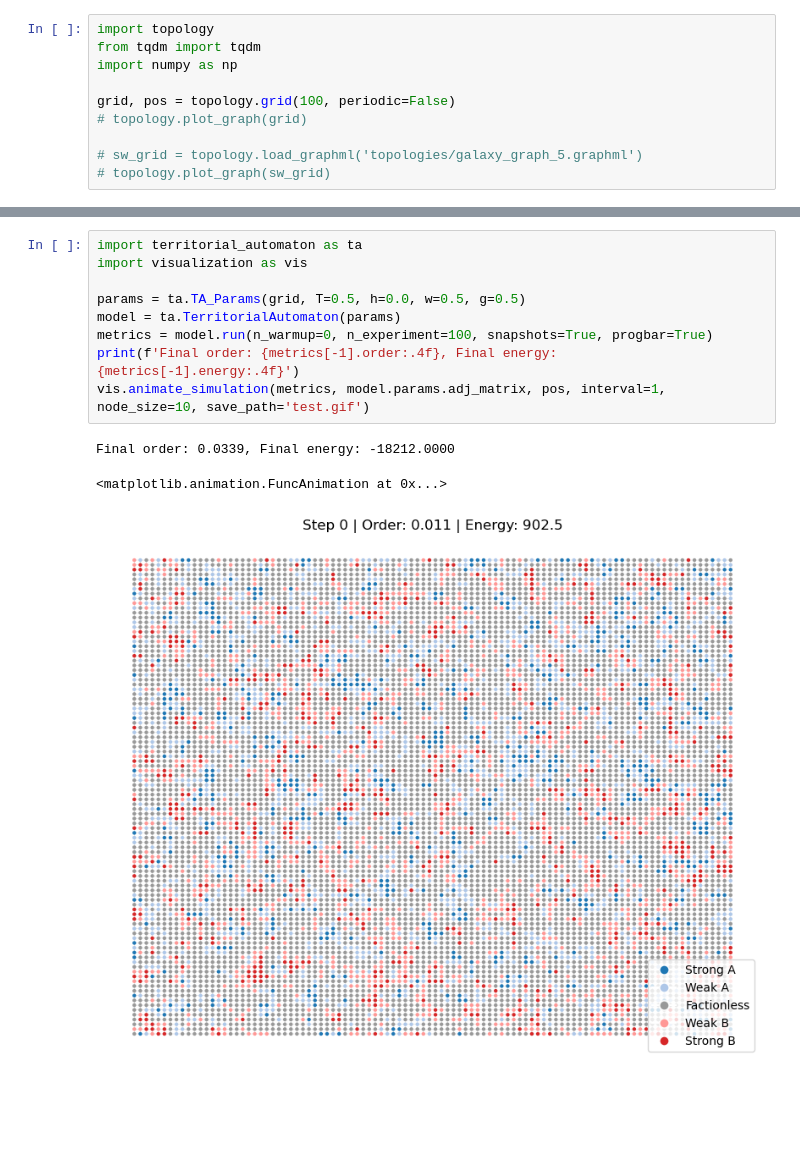
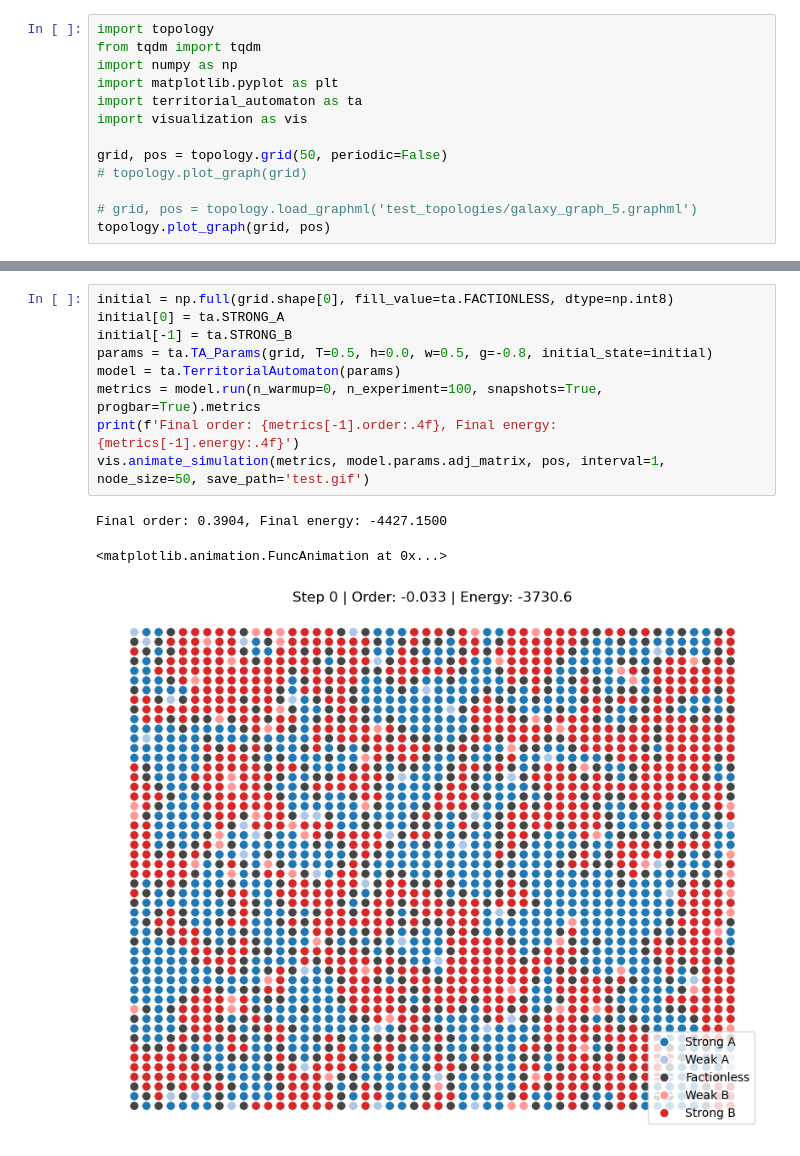
Before and after one commit to kylehtunis/territorial-automaton, a Jupyter notebook: test.ipynb, the cells around one changed output, grey strips where cells are left out. Cells and saved outputs as stored; diff of their text form; blank space fills up the shorter version.

```diff
--- a/test.ipynb
+++ b/test.ipynb
@@ -2,9 +2,12 @@
 import topology
 from tqdm import tqdm
 import numpy as np
+import matplotlib.pyplot as plt
+import territorial_automaton as ta
+import visualization as vis
 
-grid, pos = topology.grid(100, periodic=False)
+grid, pos = topology.grid(50, periodic=False)
 # topology.plot_graph(grid)
 
-# sw_grid = topology.load_graphml('topologies/galaxy_graph_5.graphml')
-# topology.plot_graph(sw_grid)
+# grid, pos = topology.load_graphml('test_topologies/galaxy_graph_5.graphml')
+topology.plot_graph(grid, pos)
@@ -11,14 +16,14 @@ grid, pos = topology.grid(100, periodic=False)
 # %%
-import territorial_automaton as ta
-import visualization as vis
-
-params = ta.TA_Params(grid, T=0.5, h=0.0, w=0.5, g=0.5)
+initial = np.full(grid.shape[0], fill_value=ta.FACTIONLESS, dtype=np.int8)
+initial[0] = ta.STRONG_A
+initial[-1] = ta.STRONG_B
+params = ta.TA_Params(grid, T=0.5, h=0.0, w=0.5, g=-0.8, initial_state=initial)
 model = ta.TerritorialAutomaton(params)
-metrics = model.run(n_warmup=0, n_experiment=100, snapshots=True, progbar=True)
+metrics = model.run(n_warmup=0, n_experiment=100, snapshots=True, progbar=True).metrics
 print(f'Final order: {metrics[-1].order:.4f}, Final energy: {metrics[-1].energy:.4f}')
-vis.animate_simulation(metrics, model.params.adj_matrix, pos, interval=1, node_size=10, save_path='test.gif')
+vis.animate_simulation(metrics, model.params.adj_matrix, pos, interval=1, node_size=50, save_path='test.gif')
 # %% [output]
-Final order: 0.0339, Final energy: -18212.0000
+Final order: 0.3904, Final energy: -4427.1500
 <matplotlib.animation.FuncAnimation at 0x...>
-[figure, old version]
+[figure, new version]
 # %%
```
Also changed, not shown: parts of 5 cells of this notebook, 6 other files.
